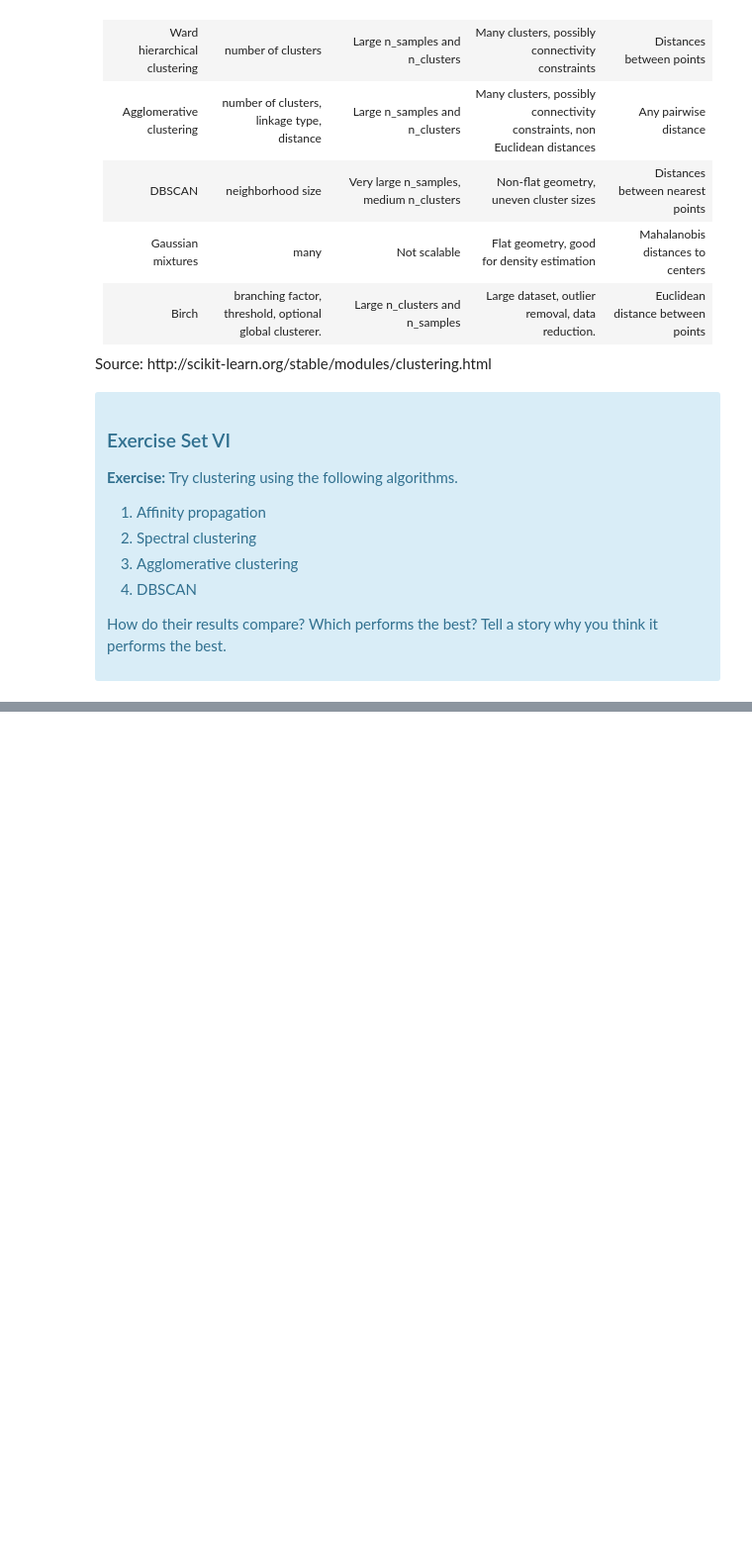
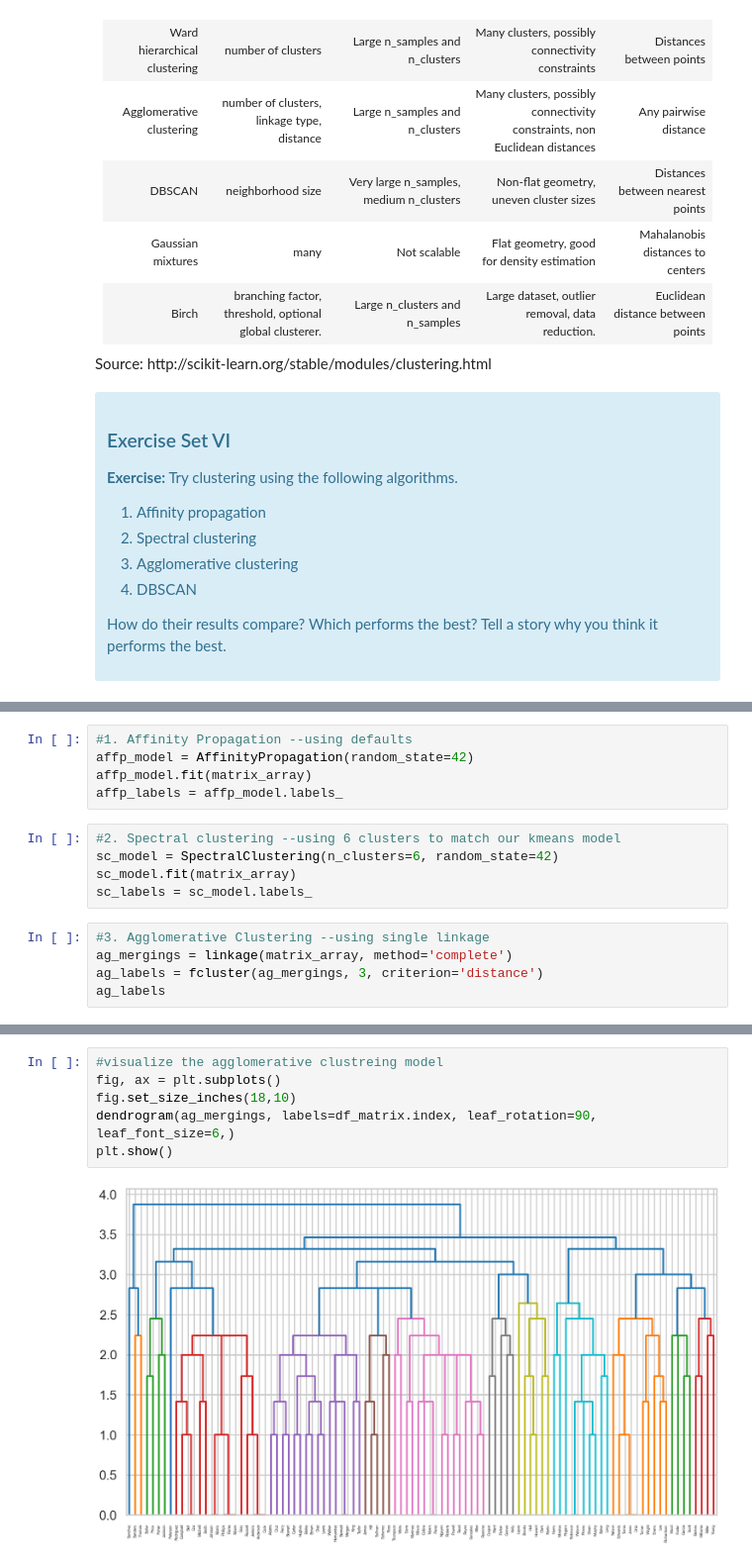
Before and after one commit to BrettlyCD/pca, a Jupyter notebook: Clustering Case Study - Customer Segmentation with K-Means - Tier 3.ipynb, the cells around one changed output, grey strips where cells are left out. Shown at 99% size. Drawn from its saved outputs; the diff is of its cells as text; blank space fills up the shorter version.

```diff
--- a/Clustering Case Study - Customer Segmentation with K-Means - Tier 3.ipynb
+++ b/Clustering Case Study - Customer Segmentation with K-Means - Tier 3.ipynb
@@ -576,0 +581,15 @@ Source: http://scikit-learn.org/stable/modules/clustering.html
+# %%
+#1. Affinity Propagation --using defaults
+affp_model = AffinityPropagation(random_state=42)
+affp_model.fit(matrix_array)
+affp_labels = affp_model.labels_
+# %%
+#2. Spectral clustering --using 6 clusters to match our kmeans model
+sc_model = SpectralClustering(n_clusters=6, random_state=42)
+sc_model.fit(matrix_array)
+sc_labels = sc_model.labels_
+# %%
+#3. Agglomerative Clustering --using single linkage
+ag_mergings = linkage(matrix_array, method='complete')
+ag_labels = fcluster(ag_mergings, 3, criterion='distance')
+ag_labels
@@ -576,0 +626,8 @@ Source: http://scikit-learn.org/stable/modules/clustering.html
+# %%
+#visualize the agglomerative clustreing model
+fig, ax = plt.subplots()
+fig.set_size_inches(18,10)
+dendrogram(ag_mergings, labels=df_matrix.index, leaf_rotation=90, leaf_font_size=6,)
+plt.show()
+# %% [output]
+[figure, added]
```
Also changed, not shown: parts of 16 cells of this notebook.
